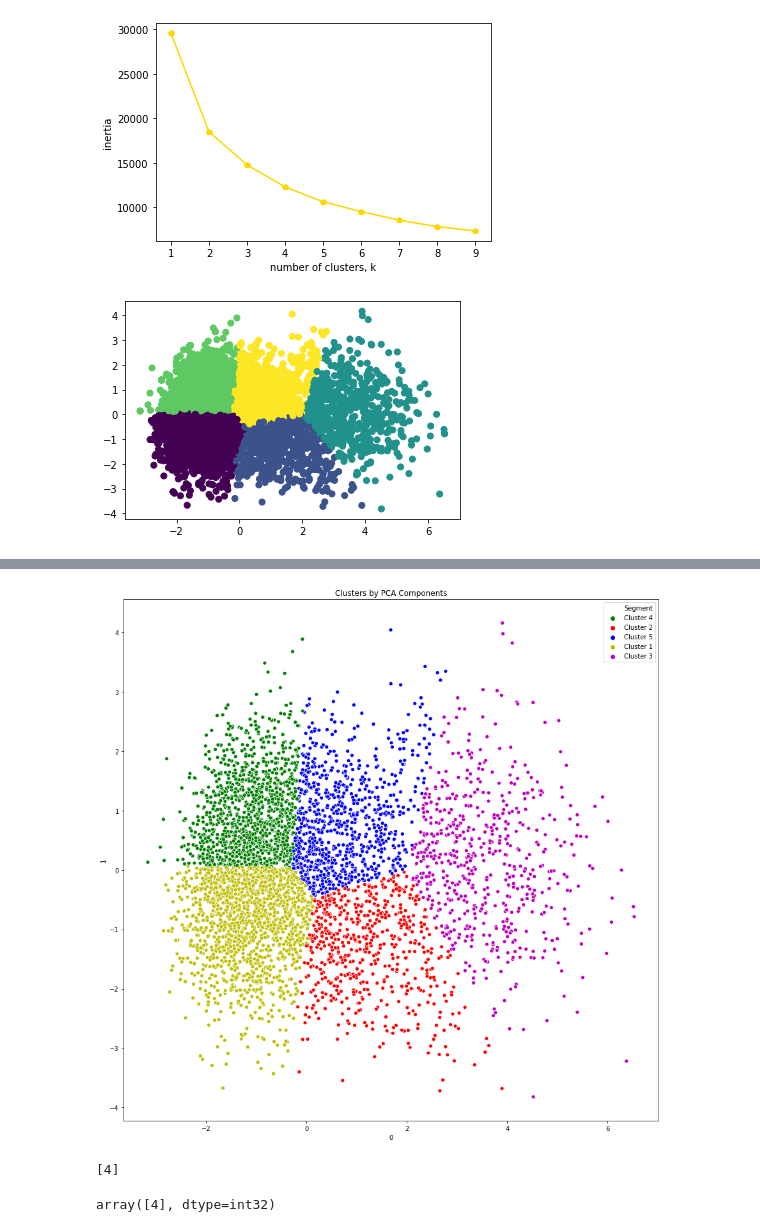
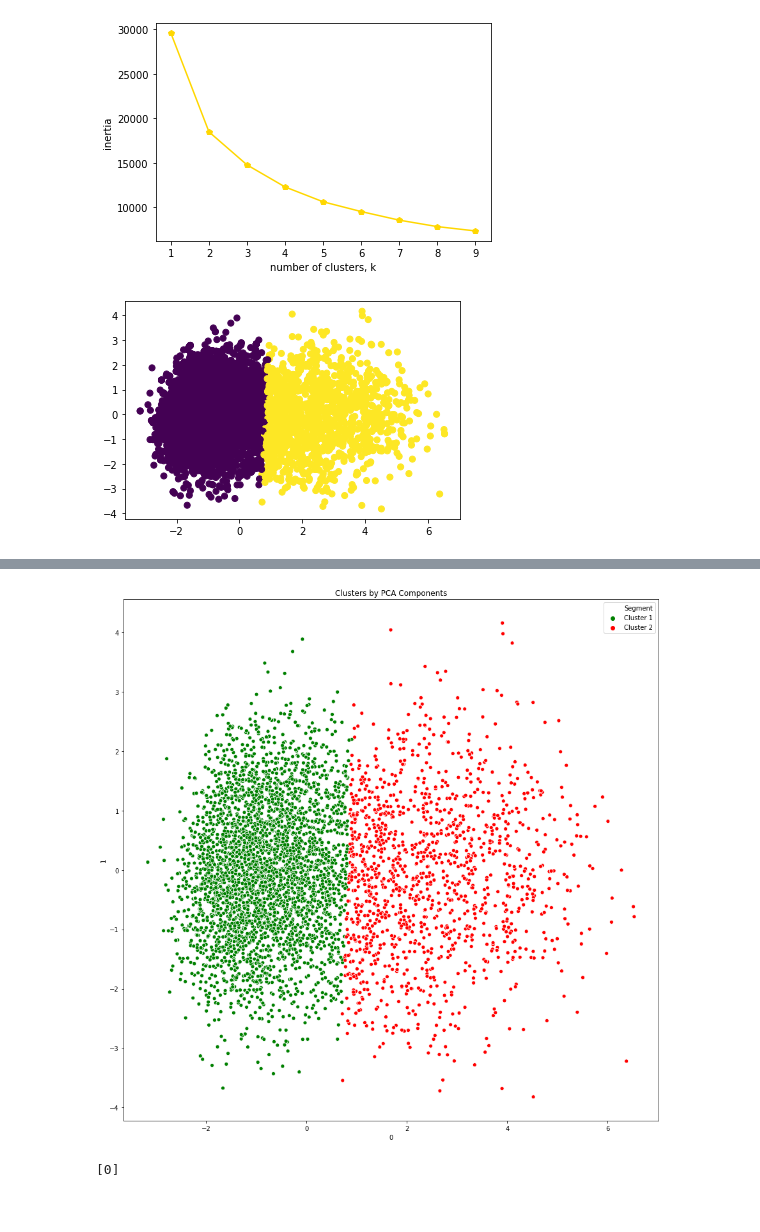
Before and after one commit to gonemad97/Spotify-Song-Recommender, a Jupyter notebook: CS6220 Spotify Project.ipynb, the cells around one changed output, grey strips where cells are left out. Cells and saved outputs as stored; diff of their text form; code cells hidden in the pictures.

```diff
--- a/CS6220 Spotify Project.ipynb
+++ b/CS6220 Spotify Project.ipynb
@@ -409,14 +405,14 @@ plt.show()
 # %% [output]
 [figure]
 # %%
-model = KMeans(n_clusters=5)
+model = KMeans(n_clusters=2)
 model.fit(PCA_components.iloc[:,:2])
 
 labels = model.predict(PCA_components.iloc[:,:2])
 plt.scatter(PCA_components[0], PCA_components[1], c=labels)
 plt.show()
 # %% [output]
-[figure, old version]
+[figure, new version]
 # %%
 #getting the labels in the new PCA Kmeans df
 segm_kmeans = pd.concat([data_reordered.reset_index(drop=True)],axis=1)
@@ -439,11 +437,13 @@ import seaborn as sns
 x_axis = PCA_components[0]
 y_axis = PCA_components[1]
 plt.figure(figsize=(15,15))
-sns.scatterplot(x_axis,y_axis,hue = segm_kmeans["Segment"],palette = ['g','r','b','y','m'])
+# sns.scatterplot(x_axis,y_axis,hue = segm_kmeans["Segment"],palette = ['g','r','b','y','m'])
+sns.scatterplot(x_axis,y_axis,hue = segm_kmeans["Segment"],palette = ['g','r'])
+
 plt.title("Clusters by PCA Components")
 plt.show()
 # %% [output]
-[figure, old version]
+[figure, new version]
 # %%
 from sklearn.preprocessing import StandardScaler
 std_audio = StandardScaler().fit_transform(searched_track[cols_to_standardize]) # normalizing the data
@@ -451,8 +451,6 @@ std_audio = StandardScaler().fit_transform(searched_track[cols_to_standardize])
 principalComponents = pca.transform(std_audio)
 PCA_components = pd.DataFrame(principalComponents)
 print(model.predict(PCA_components.iloc[:,:2]))
-model.predict(PCA_components.iloc[:,:2])
 # %% [output]
-[4]
+[0]
-array([4], dtype=int32)
 # %%
```
Also changed, not shown: parts of 4 cells of this notebook, 8 other files.
